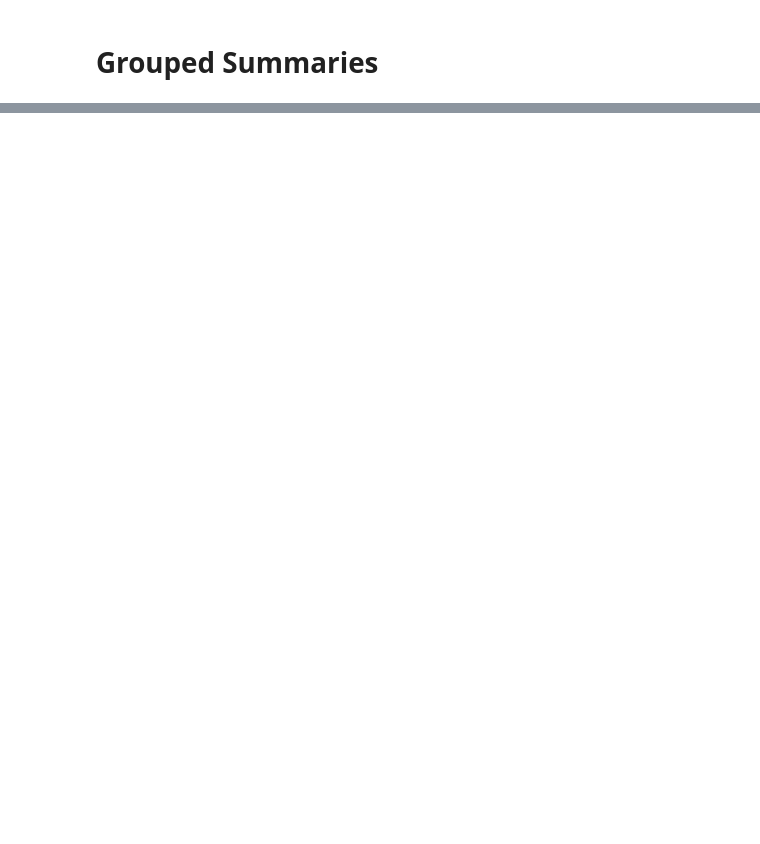
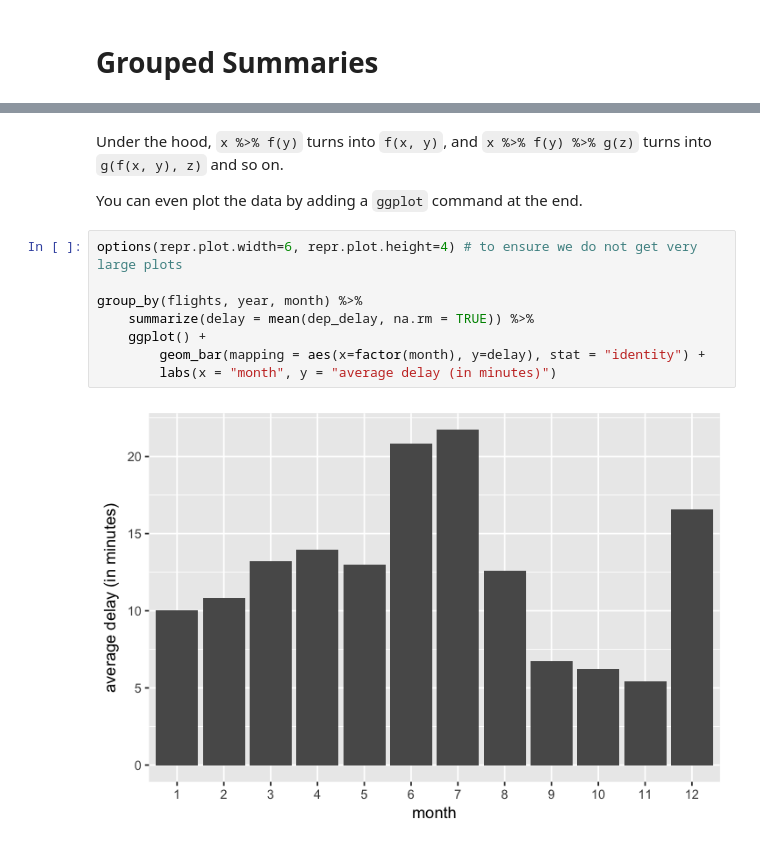
Before and after one commit to ambujtewari/stats306-fall2017, a Jupyter notebook: Lecture05.ipynb, the cells around one changed output, grey strips where cells are left out. Saved outputs shown, nothing was run; the diff lists cells and outputs as text; blank space fills up the shorter version.

```diff
--- a/Lecture05.ipynb
+++ b/Lecture05.ipynb
@@ -265,0 +427,14 @@ filter(my_flights_total, total_time < 0)
+# %% [markdown]
+Under the hood, `x %>% f(y)` turns into `f(x, y)`, and `x %>% f(y) %>% g(z)` turns into `g(f(x, y), z)` and so on.
+
+You can even plot the data by adding a `ggplot` command at the end.
+# %%
+options(repr.plot.width=6, repr.plot.height=4) # to ensure we do not get very large plots
+
+group_by(flights, year, month) %>%
+    summarize(delay = mean(dep_delay, na.rm = TRUE)) %>%
+    ggplot() +
+        geom_bar(mapping = aes(x=factor(month), y=delay), stat = "identity") +
+        labs(x = "month", y = "average delay (in minutes)")
+# %% [output]
+[figure, added]
```
Also changed, not shown: parts of 27 cells of this notebook.
